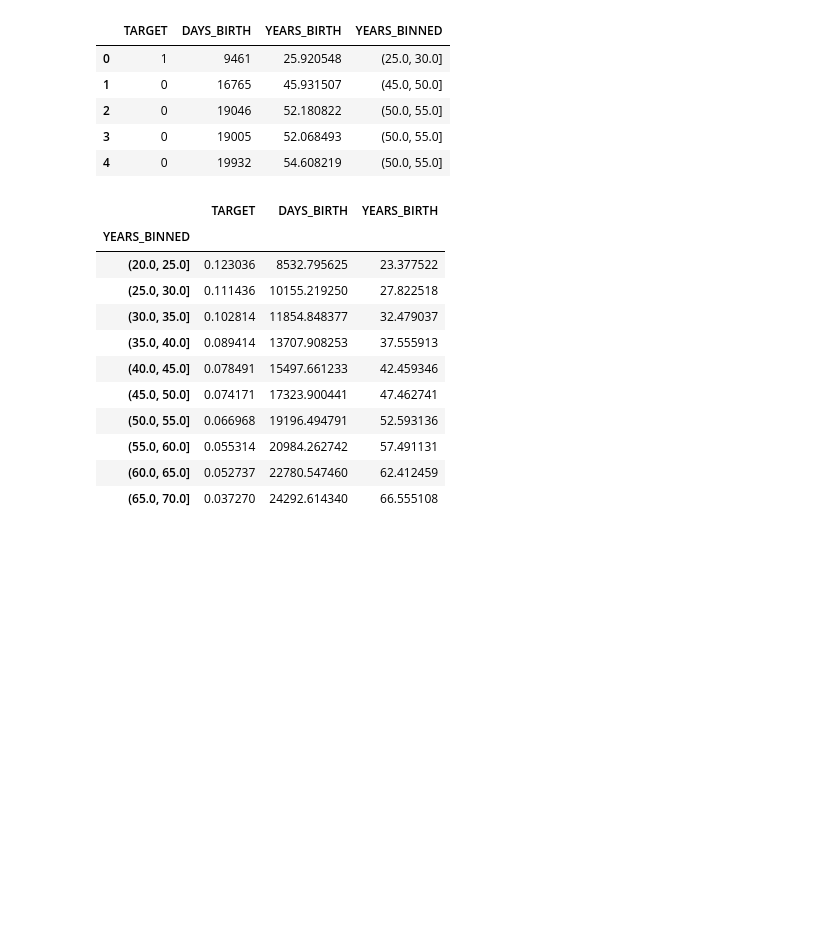
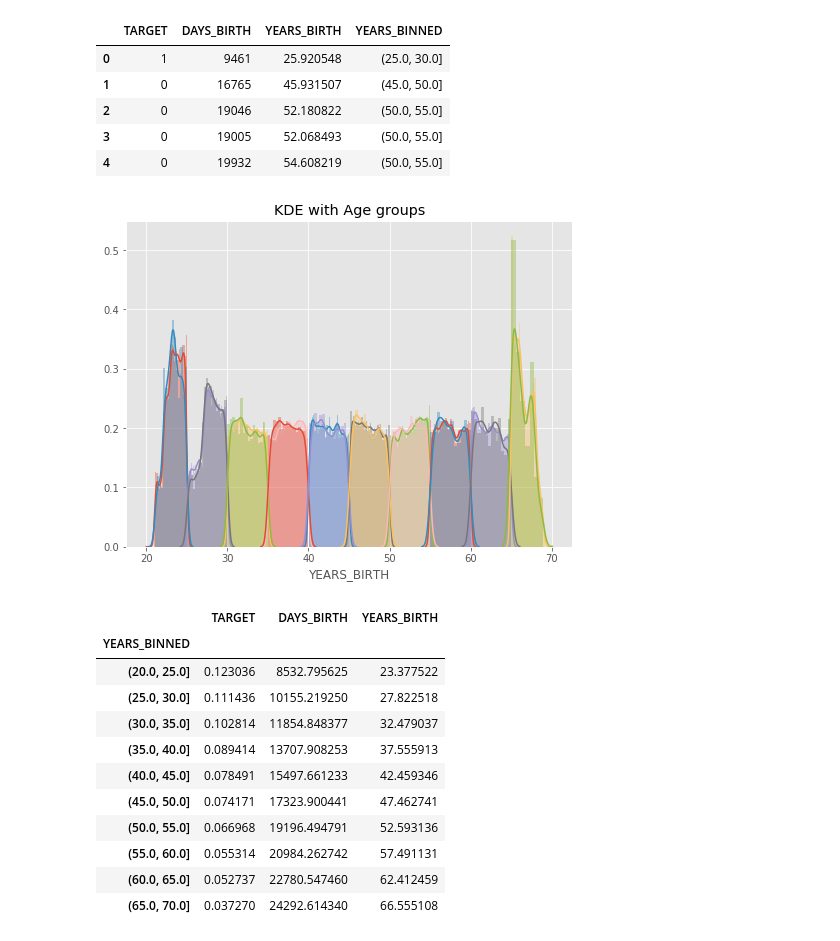
Before and after one commit to roundface1/3rd-ML100Days, a Jupyter notebook: homework/Day_016_HW.ipynb, the cells around one changed output. Drawn from its saved outputs; the diff is of its cells as text; code cells hidden in the pictures; blank space fills up the shorter version.

```diff
--- a/homework/Day_016_HW.ipynb
+++ b/homework/Day_016_HW.ipynb
@@ -82,19 +82,22 @@ Name: YEARS_BINNED, dtype: int64
 # %%
 # 繪圖前先排序 / 分組
 """
 Your Code Here
 """
-year_group_sorted = age_data['YEARS_BINNED']
+year_group_sorted = np.sort(age_data['YEARS_BINNED'].unique())
+
 
 plt.figure(figsize=(8,6))
 for i in range(len(year_group_sorted)):
     sns.distplot(age_data.loc[(age_data['YEARS_BINNED'] == year_group_sorted[i]) & \
                               (age_data['TARGET'] == 0), 'YEARS_BIRTH'], label = str(year_group_sorted[i]))
 
     sns.distplot(age_data.loc[(age_data['YEARS_BINNED'] == year_group_sorted[i]) & \
                               (age_data['TARGET'] == 1), 'YEARS_BIRTH'], label = str(year_group_sorted[i]))
 plt.title('KDE with Age groups')
 plt.show()
+# %% [output]
+[figure, added]
 # %%
 # 計算每個年齡區間的 Target、DAYS_BIRTH與 YEARS_BIRTH 的平均值
 age_groups  = age_data.groupby('YEARS_BINNED').mean()
```
Also changed, not shown: parts of 1 cell of this notebook.
